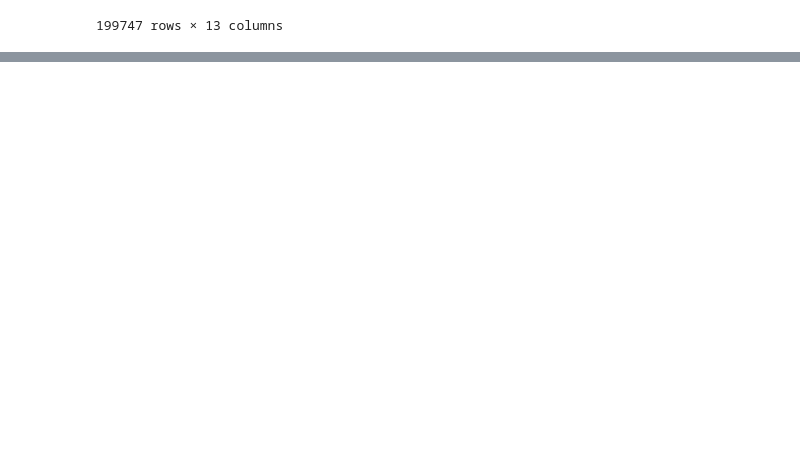
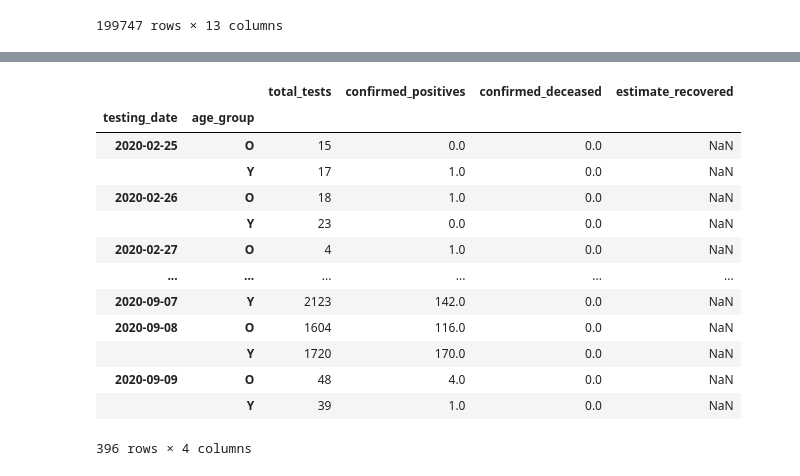
Before and after one commit to akapet00/covid-19-modelling-croatia, a Jupyter notebook: notebooks/01-processing.ipynb, the cells around one changed output, grey strips where cells are left out. Cells and saved outputs as stored; diff of their text form; code cells hidden in the pictures; blank space fills up the shorter version.

```diff
--- a/notebooks/01-processing.ipynb
+++ b/notebooks/01-processing.ipynb
@@ -94,0 +118,17 @@ df_m_initial
+# %%
+df_m_g
+# %% [output]
+|  |  | total_tests | confirmed_positives | confirmed_deceased | estimate_recovered |
+| testing_date | age_group |  |  |  |  |
+| 2020-02-25 | O | 15 | 0.0 | 0.0 | NaN |
+|  | Y | 17 | 1.0 | 0.0 | NaN |
+| 2020-02-26 | O | 18 | 1.0 | 0.0 | NaN |
+|  | Y | 23 | 0.0 | 0.0 | NaN |
+| 2020-02-27 | O | 4 | 1.0 | 0.0 | NaN |
+| ... | ... | ... | ... | ... | ... |
+| 2020-09-07 | Y | 2123 | 142.0 | 0.0 | NaN |
+| 2020-09-08 | O | 1604 | 116.0 | 0.0 | NaN |
+|  | Y | 1720 | 170.0 | 0.0 | NaN |
+| 2020-09-09 | O | 48 | 4.0 | 0.0 | NaN |
+|  | Y | 39 | 1.0 | 0.0 | NaN |
+396 rows × 4 columns
```
Also changed, not shown: parts of 12 cells of this notebook, 1 other file.
